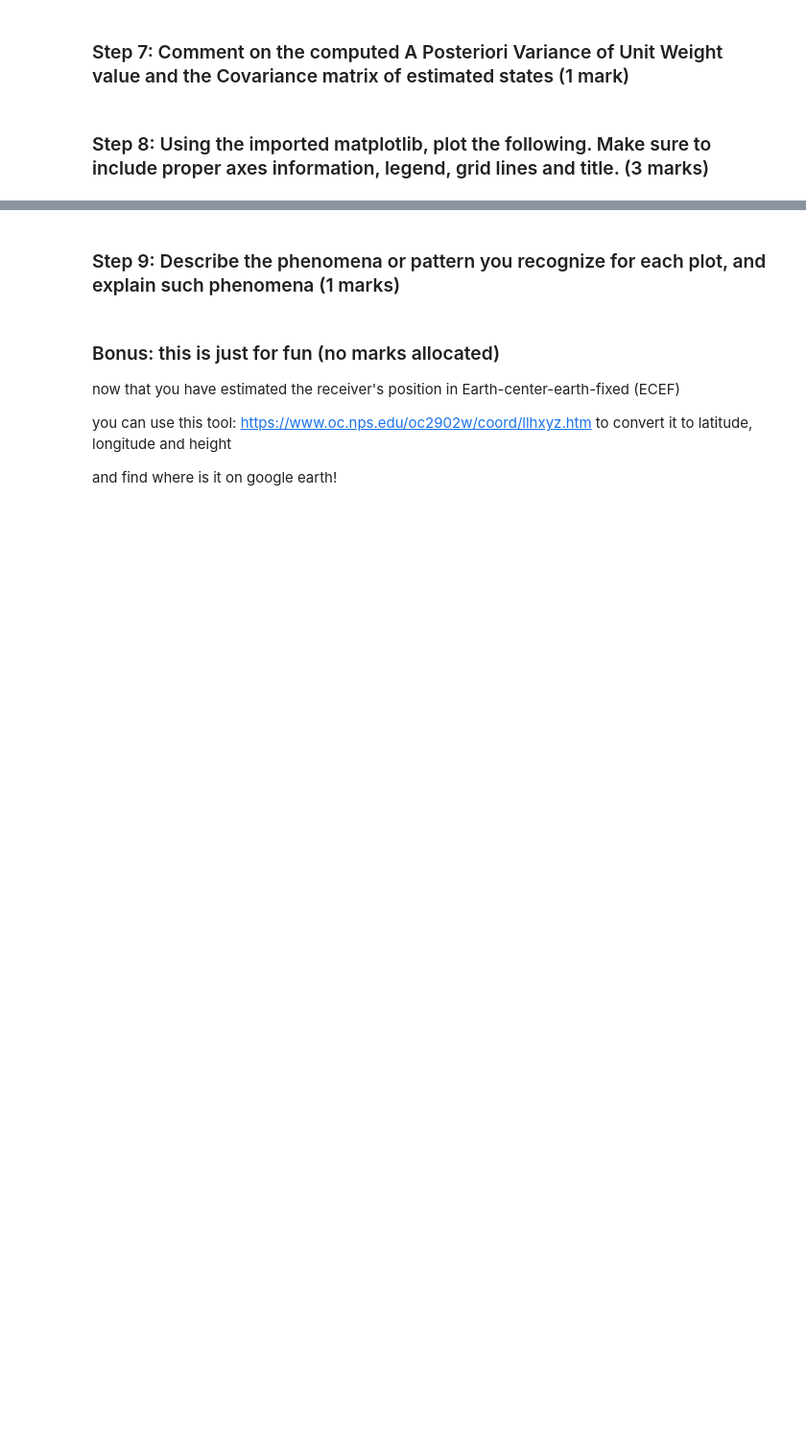
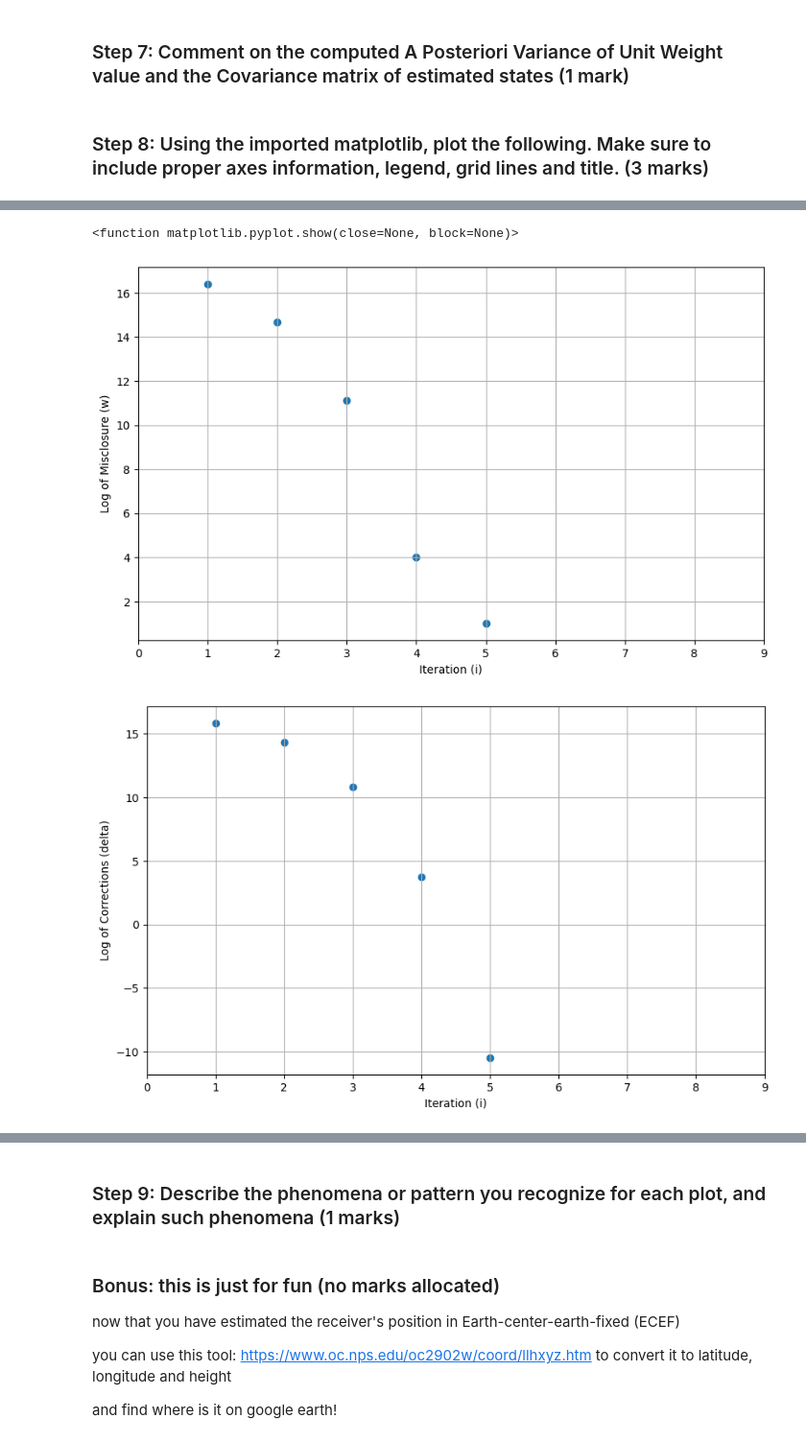
Before and after one commit to haniya-naeem/ENGG680_2025_Fall, a Jupyter notebook: Lab_Assignment2/Assignment2.ipynb, the cells around one changed output, grey strips where cells are left out. Shown at 96% size. Drawn from its saved outputs; the diff is of its cells as text; code cells hidden in the pictures; blank space fills up the shorter version.

```diff
--- a/Lab_Assignment2/Assignment2.ipynb
+++ b/Lab_Assignment2/Assignment2.ipynb
@@ -314,0 +279,46 @@ Print:
+# %%
+# 1. Plot log of the misclosure w against the LSQ iteration number i
+# (1 marks)
+euclidean_norm_w = []
+for iteration in arr_w:
+    euclidean_norm_w.append(np.linalg.norm(iteration))
+log_w = np.log(euclidean_norm_w)
+
+plt.figure(figsize=(10, 6))
+plt.scatter(arr_i, log_w)
+plt.xlabel("Iteration (i)")
+plt.xticks(range(0,10,1))
+plt.ylabel("Log of Misclosure (w)")
+plt.grid(True)
+plt.show
+
+# 2. Plot log of the corrections delta against the LSQ iteration number i
+# (1 marks)
+euclidean_norm_delta = []
+for iteration in arr_delta:
+    euclidean_norm_delta.append(np.linalg.norm(iteration))
+log_delta = np.log(euclidean_norm_delta)
+
+plt.figure(figsize=(10, 6))
+plt.scatter(arr_i, log_delta)
+plt.xlabel("Iteration (i)")
+plt.xticks(range(0,10,1))
+plt.ylabel("Log of Corrections (delta)")
+plt.grid(True)
+plt.show
+
+# 3. Plot log of the 3D position errors against the LSQ iteration number i
+# (1 marks)
+euclidean_norm_pos_err = []
+for iteration in arr_err_pos:
+    euclidean_norm_pos_err.append(np.linalg.norm(iteration))
+log_pos_err = np.log(euclidean_norm_pos_err)
+
+plt.figure(figsize=(10, 6))
+plt.scatter(arr_i, log_pos_err)
+plt.xlabel("Iteration (i)")
+plt.xticks(range(0,10,1))
+plt.ylabel("Log of 3D Position Errors (w)")
+plt.grid(True)
+plt.show
+# %% [output]
@@ -314,0 +339,3 @@ Print:
+<function matplotlib.pyplot.show(close=None, block=None)>
+[figure, added]
+[figure, added]
```
Also changed, not shown: parts of 17 cells of this notebook.
